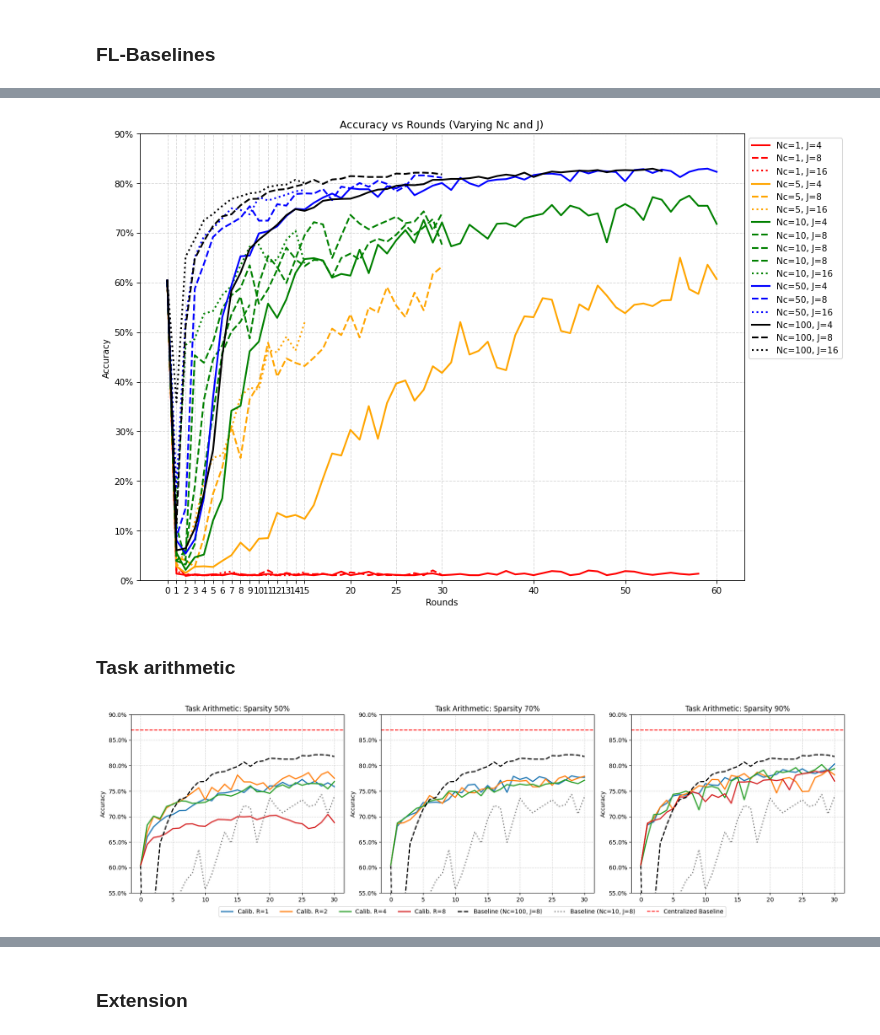
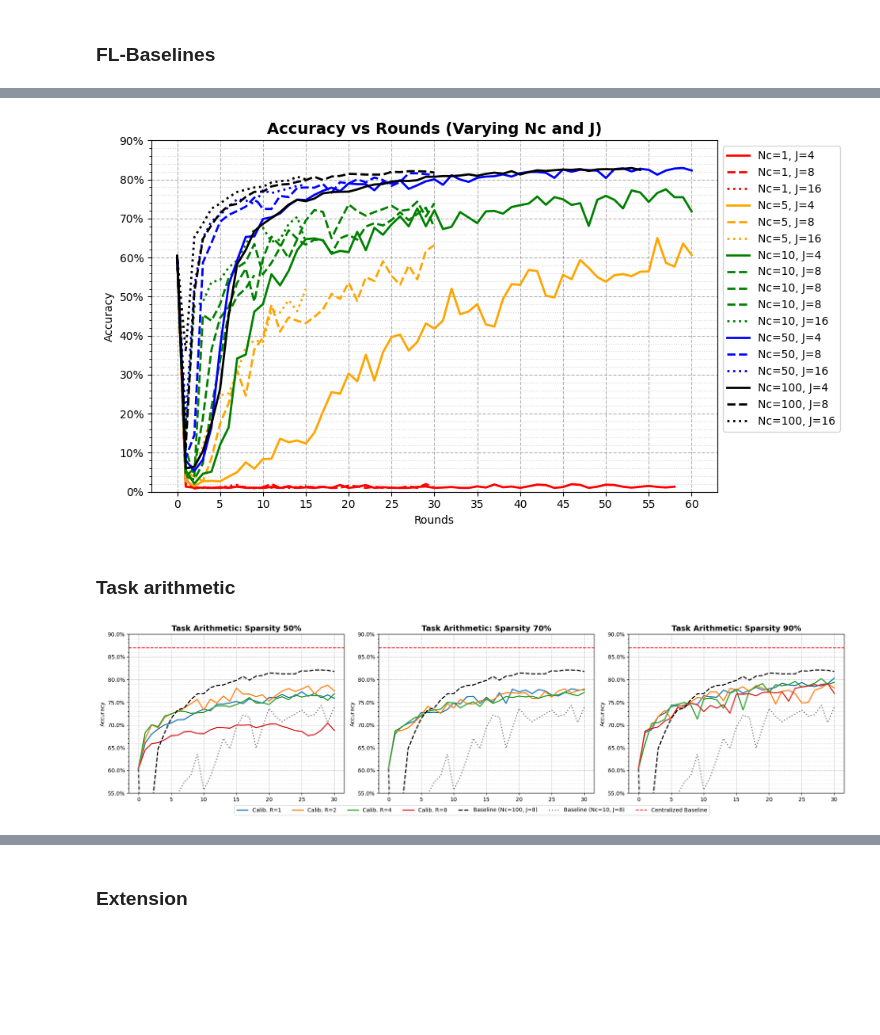
Before and after one commit to erikscolaro/FL-task-arithmetic, a Jupyter notebook: notebooks/plots.ipynb, the cells around one changed output, grey strips where cells are left out. Drawn from its saved outputs; the diff is of its cells as text; code cells hidden in the pictures; blank space fills up the shorter version.

```diff
--- a/notebooks/plots.ipynb
+++ b/notebooks/plots.ipynb
@@ -144,7 +129,3 @@ runs = api.runs(f"{ENTITY}/{PROJECT}")
 print(f"Found {len(runs)} runs")
 # %% [output]
 Found 142 runs
-# %%
-# Stampa i nomi di tutte le run contenute in runs
-for run in runs:
-    print(run.name)
@@ -349,30 +308,24 @@ plt.show()
 # %%
 import re
 import matplotlib.pyplot as plt
-from matplotlib.ticker import PercentFormatter
+from matplotlib.ticker import MultipleLocator, PercentFormatter
 
-# Configuration
 METRIC = "accuracy"
 X_AXIS = "epoch"
 
-# Dimensioni e dpi figura
-width_px = 900
-height_px = 600
-dpi = 75
+width_px = 1920 / 2
+height_px = 1080 / 2
+dpi = 100
 
-# Padding percentuale per l'asse X
-x_padding = 0.05  # 5% di padding su ogni lato
+x_padding = 0.05
 
-# Define style mappings
 colors = {1: "red", 5: "orange", 10: "green", 50: "blue", 100: "black"}
 line_styles = {4: "-", 8: "--", 16: ":"}  # solid  # dashed  # dotted
 
-# Troncamenti e passi xtick per J
 max_epochs = {4: 60, 8: 30, 16: 15}
 tick_steps = {4: 10, 8: 5, 16: 1}
 
 
-# Function to extract Nc and J from the run group name
 def parse_run_params(run_name):
     # Matches patterns like "...-nc100-j16..."
     match = re.search(r"nc(\d+)-j(\d+)", run_name)
@@ -383,83 +336,69 @@ def parse_run_params(run_name):
 
 fig, ax = plt.subplots(figsize=(width_px / dpi, height_px / dpi), dpi=dpi)
 
-# Identify all unique runs in the dataframe
 run_names = df["run_name"].unique()
 
-# Filter and sort runs to ensure the legend is logical
 valid_runs = []
 for r in run_names:
     nc, j = parse_run_params(r)
-    # Only include if we found the params and they match our style keys
     if nc in colors and j in line_styles:
         valid_runs.append((nc, j, r))
 
-# Sort by Nc, then by J
 valid_runs.sort(key=lambda x: (x[0], x[1]))
 
-# Precompute combined xticks to respect different J spacings
-xticks = set()
-for j, step in tick_steps.items():
-    xticks.update(range(0, max_epochs[j] + 1, step))
-xticks = sorted(xticks)
-
-# Plot each run
 for nc, j, r_name in valid_runs:
     subset = df[df["run_name"] == r_name].sort_values(X_AXIS)
     if subset.empty:
         continue
-    # Assicura un punto iniziale a epoch 0 con valore fissato
     if (subset[X_AXIS] == 0).any():
         subset.loc[subset[X_AXIS] == 0, METRIC] = 0.6041
     else:
         start_row = {X_AXIS: 0, METRIC: 0.6041, "run_name": r_name}
         subset = pd.concat([pd.DataFrame([start_row]), subset], ignore_index=True)
-    # Tronca in base al valore di J
     if j in max_epochs:
         subset = subset[subset[X_AXIS] <= max_epochs[j]]
     ax.plot(
         subset[X_AXIS],
         subset[METRIC],
         label=f"Nc={nc}, J={j}",
         color=colors[nc],
         linestyle=line_styles[j],
         linewidth=2,
     )
 
-ax.set_title("Accuracy vs Rounds (Varying Nc and J)")
-# Aggiungi padding proporzionale
+ax.set_title("Accuracy vs Rounds (Varying Nc and J)", fontsize=14, fontweight="bold")
 max_x = max(max_epochs.values())
 padding = max_x * x_padding
 ax.set_xlim(-padding, max_x + padding)
 ax.set_ylim(0, 0.9)
 ax.yaxis.set_major_formatter(PercentFormatter(1))
 ax.set_xlabel("Rounds")
 ax.set_ylabel("Accuracy")
-ax.set_xticks(xticks)
+ax.set_xticks(np.linspace(0, 60, num=13, dtype=int))
 ax.grid(True, linestyle="--", alpha=0.5)
+ax.yaxis.set_major_locator(MultipleLocator(0.1))
+ax.yaxis.set_minor_locator(MultipleLocator(0.02))
+ax.grid(True, which="major", linestyle="--", color="grey", alpha=0.6)
+ax.grid(True, which="minor", linestyle=":", color="grey", alpha=0.3)
 
 ax.legend(bbox_to_anchor=(1.00, 1), loc="best")  # Move legend outside if crowded
 plt.tight_layout()
 plt.savefig(
     "../report/images/baseline_accuracy_varying_nc_j.png", dpi=300, bbox_inches="tight"
 )
 plt.show()
 # %% [output]
-[figure, old version]
+[figure, new version]
 # %% [markdown]
 ### Task arithmetic
 # %%
 import matplotlib.pyplot as plt
-from matplotlib.ticker import PercentFormatter
+from matplotlib.ticker import MultipleLocator, PercentFormatter
 
-# Configuration
 METRIC = "accuracy"
 X_AXIS = "epoch"
 CENTRALIZED_ACC = 0.8697
 
-# 1. Define Group Names Mapping based on config files
-# Structure: {sparsity: {rounds: 'wandb_group_name'}}
-# Note: Inconsistencies in naming (e.g., 'V2-' prefix) are handled here.
 ta_groups = {
     50: {
         1: "task-arithmetic-s50-r1-FIX-MASK",
@@ -484,30 +423,31 @@ ta_groups = {
 baseline_nc100 = "baseline-fedavg-nc100-j8"
 baseline_nc10 = "baseline-fedavg-nc10-j8"
 
-# Imposta dimensione in pixel e dpi
-width_px = 1800
-height_px = 500
+width_px = 1920
+height_px = 1920 / 4
 dpi = 100
 
-# Padding percentuale per l'asse X
 x_padding = 0.05  # 5% di padding su ogni lato
 max_rounds = 30
 
 sparsities = [50, 70, 90]
 
-# Crea 1 riga, 3 colonne
 fig, axes = plt.subplots(1, len(sparsities), dpi=dpi)
 fig.set_size_inches(width_px / dpi, height_px / dpi)
 
 for idx, s in enumerate(sparsities):
     ax = axes[idx]
-    ax.set_title(f"Task Arithmetic: Sparsity {s}%")
+    ax.set_title(f"Task Arithmetic: Sparsity {s}%", fontsize=14, fontweight="bold")
 
-    # Plot Task Arithmetic runs
+    ax.yaxis.set_major_locator(MultipleLocator(0.05))
+    ax.yaxis.set_minor_locator(MultipleLocator(0.01))
+
+    ax.grid(True, which="major", linestyle="--", color="grey", alpha=0.6)
+    ax.grid(True, which="minor", linestyle=":", color="grey", alpha=0.3)
+
     for r, group_name in ta_groups[s].items():
         subset = df[df["run_name"] == group_name].sort_values(X_AXIS)
         if not subset.empty:
-            # Assicura un punto iniziale a round 0 con valore fissato
             if (subset[X_AXIS] == 0).any():
                 subset.loc[subset[X_AXIS] == 0, METRIC] = 0.6041
             else:
@@ -515,20 +455,16 @@ for idx, s in enumerate(sparsities):
                 subset = pd.concat(
                     [pd.DataFrame([start_row]), subset], ignore_index=True
                 )
-            # Tronca a round 30
             subset = subset[subset[X_AXIS] <= 30]
             ax.plot(subset[X_AXIS], subset[METRIC], label=f"Calib. R={r}", linewidth=2)
 
-    # Plot Baselines
     base100 = df[df["run_name"] == baseline_nc100].sort_values(X_AXIS)
     if not base100.empty:
-        # Assicura punto iniziale baseline
         if (base100[X_AXIS] == 0).any():
             base100.loc[base100[X_AXIS] == 0, METRIC] = 0.6041
         else:
             start_row = {X_AXIS: 0, METRIC: 0.6041, "run_name": baseline_nc100}
             base100 = pd.concat([pd.DataFrame([start_row]), base100], ignore_index=True)
-        # Tronca a round 30
         base100 = base100[base100[X_AXIS] <= 30]
         ax.plot(
             base100[X_AXIS],
@@ -541,13 +477,11 @@ for idx, s in enumerate(sparsities):
 
     base10 = df[df["run_name"] == baseline_nc10].sort_values(X_AXIS)
     if not base10.empty:
-        # Assicura punto iniziale baseline
         if (base10[X_AXIS] == 0).any():
             base10.loc[base10[X_AXIS] == 0, METRIC] = 0.6041
         else:
             start_row = {X_AXIS: 0, METRIC: 0.6041, "run_name": baseline_nc10}
             base10 = pd.concat([pd.DataFrame([start_row]), base10], ignore_index=True)
-        # Tronca a round 30
         base10 = base10[base10[X_AXIS] <= 30]
         ax.plot(
             base10[X_AXIS],
@@ -561,7 +495,6 @@ for idx, s in enumerate(sparsities):
     ax.axhline(
         y=CENTRALIZED_ACC, color="red", linestyle="--", label="Centralized Baseline"
     )
-    # Aggiungi padding proporzionale
     padding = max_rounds * x_padding
     ax.set_xlim(-padding, max_rounds + padding)
     ax.set_ylim(0.55, 0.9)
@@ -569,7 +502,6 @@ for idx, s in enumerate(sparsities):
     ax.set_ylabel("Accuracy")
     ax.grid(True, linestyle="--", alpha=0.5)
 
-    # Mostra la leggenda una sola volta sotto tutta la figura
     if idx == len(sparsities) - 1:
         handles, labels = ax.get_legend_handles_labels()
         fig.legend(
@@ -587,4 +519,4 @@ plt.savefig(
 )
 plt.show()
 # %% [output]
-[figure, old version]
+[figure, new version]
```
Also changed, not shown: parts of 9 cells of this notebook, 8 other files.
